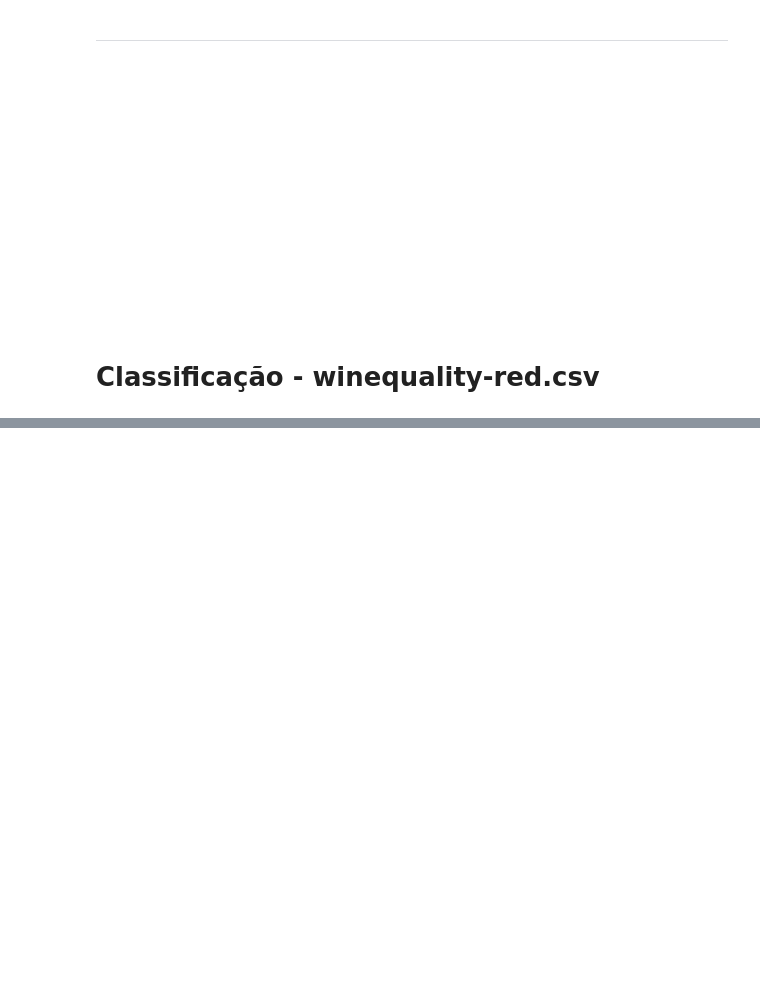
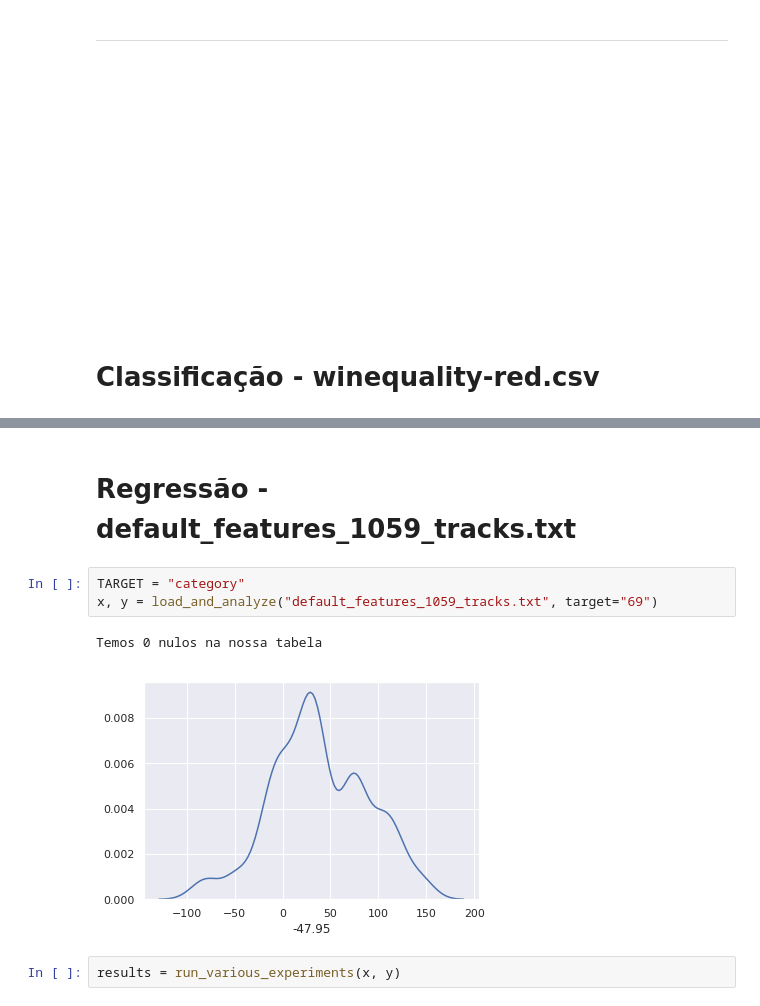
Before and after one commit to BrunoGomesCoelho/doodling-network, a Jupyter notebook: ex3/mlp-new.ipynb, the cells around one changed output, grey strips where cells are left out. Cells and saved outputs as stored; diff of their text form; blank space fills up the shorter version.

```diff
--- a/ex3/mlp-new.ipynb
+++ b/ex3/mlp-new.ipynb
@@ -277,0 +286,10 @@ df = pd.read_csv("")
+# %% [markdown]
+# Regressão - default_features_1059_tracks.txt
+# %%
+TARGET = "category"
+x, y = load_and_analyze("default_features_1059_tracks.txt", target="69")
+# %% [output]
+Temos 0 nulos na nossa tabela
+[figure, added]
+# %%
+results = run_various_experiments(x, y)
```
Also changed, not shown: parts of 15 cells of this notebook.
